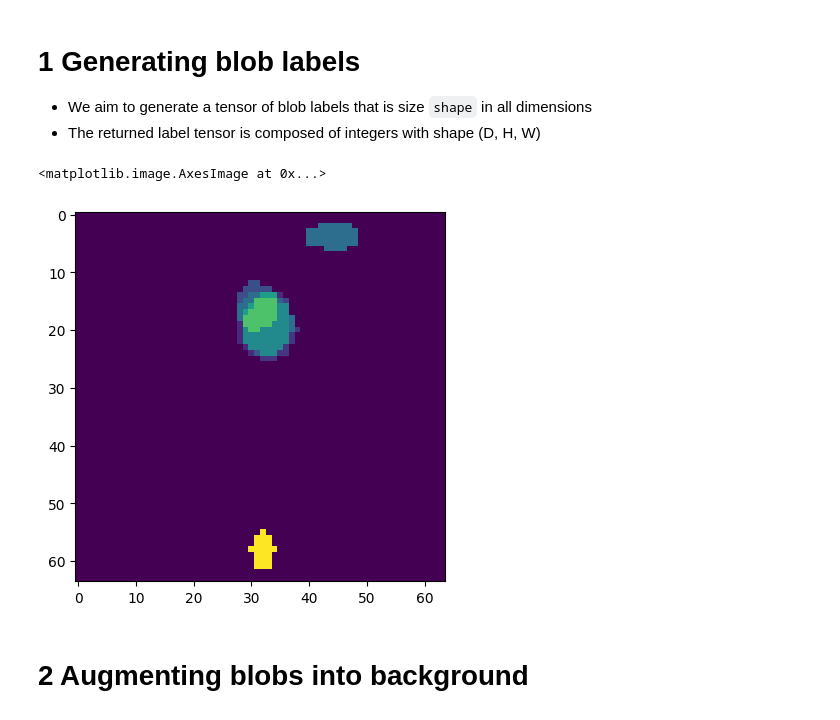
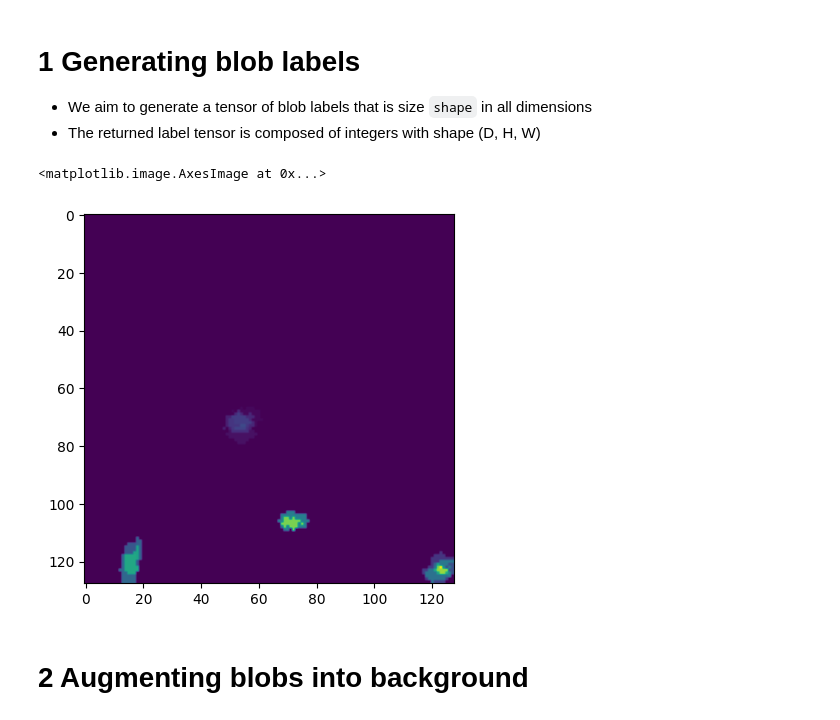
Before and after one commit to EtienneChollet/SynthShapes, a Jupyter notebook: docs/examples/blob_synth.ipynb, the cells around one changed output. Cells and saved outputs as stored; diff of their text form; code cells hidden in the pictures.

Commit message:
[DOCS] Incorporate revisions to blob synth into blob tutorial

```diff
--- a/docs/examples/blob_synth.ipynb
+++ b/docs/examples/blob_synth.ipynb
@@ -15,11 +18,11 @@ from SynthShapes.shapes import MultiLobedBlobSampler
 import torch
 from torch import nn
 # %%
-blob_labels, blob_mask = MultiLobedBlobSampler(shape=64, return_mask=True)()
-plt.imshow(blob_labels[0, 32].cpu())
+blob_labels, blob_mask = MultiLobedBlobSampler(return_mask=True)([16, 128, 128])
+plt.imshow(blob_labels[0, 8].cpu())
 # %% [output]
 <matplotlib.image.AxesImage at 0x...>
-[figure, old version]
+[figure, new version]
 # %% [markdown]
 # 2 Augmenting blobs into background
 # %%
```
Also changed, not shown: parts of 3 cells of this notebook.
